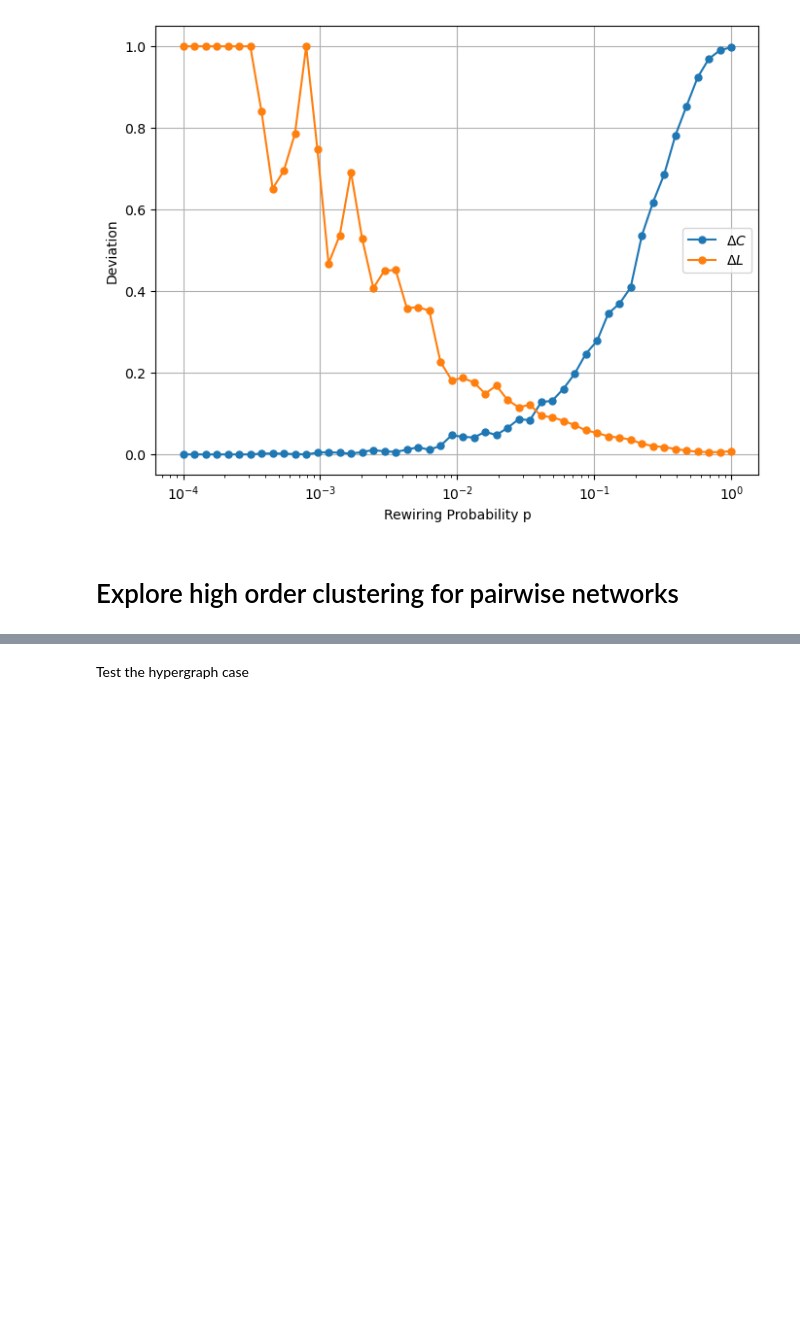
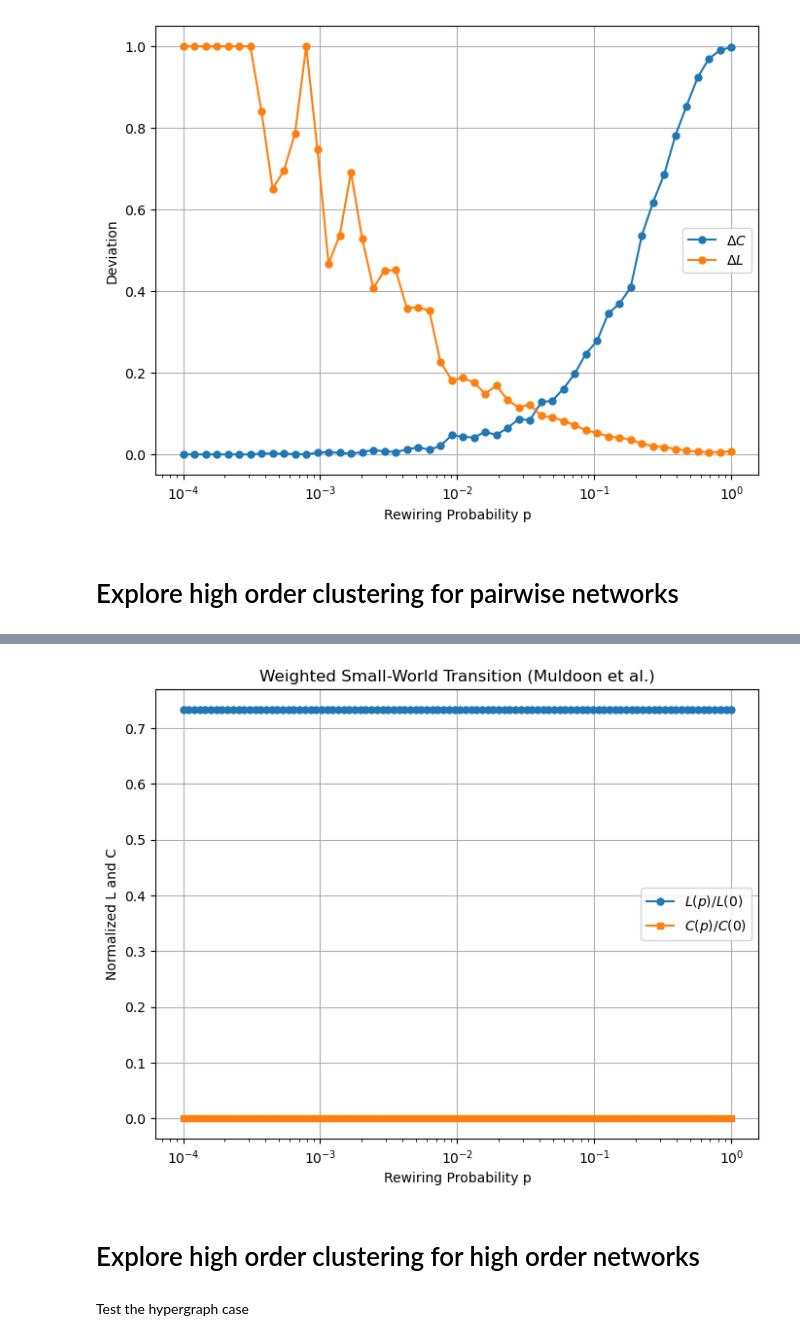
Before and after one commit to cyrilrommens/PhD_1, a Jupyter notebook: SWP_kuramoto.ipynb, the cells around one changed output, grey strips where cells are left out. Saved outputs shown, nothing was run; the diff lists cells and outputs as text; code cells hidden in the pictures; blank space fills up the shorter version.

```diff
--- a/SWP_kuramoto.ipynb
+++ b/SWP_kuramoto.ipynb
@@ -936,3 +1031,21 @@ plt.show()
+# %%
+# Plot results
+plt.figure(figsize=(8, 6))
+plt.plot(p_values, shortest_pathlength_list, 'o-', label=r'$L(p) / L(0)$', markersize=5)
+plt.plot(p_values, clustering_list, 's-', label=r'$C(p) / C(0)$', markersize=5)
+
+# Formatting
+plt.xscale('log')
+plt.xlabel('Rewiring Probability p')
+plt.ylabel('Normalized L and C')
+plt.title("Weighted Small-World Transition (Muldoon et al.)")
+plt.legend()
+plt.grid()
+plt.show()
+# %% [output]
+[figure, added]
+# %% [markdown]
+# Explore high order clustering for high order networks
 # %%
 # Import libraries
 import numpy as np
```
Also changed, not shown: parts of 25 cells of this notebook, 2 other files.
